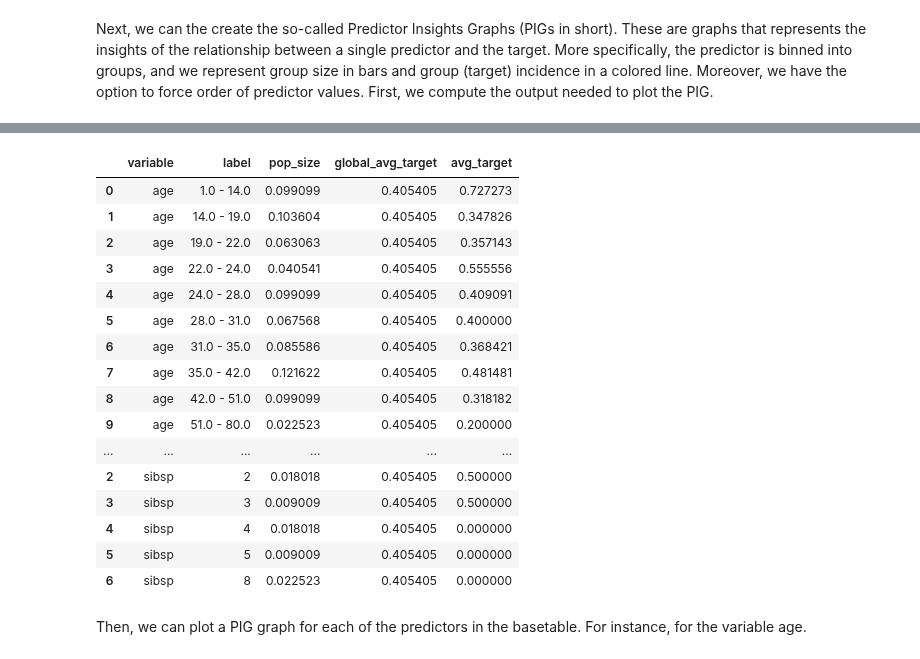
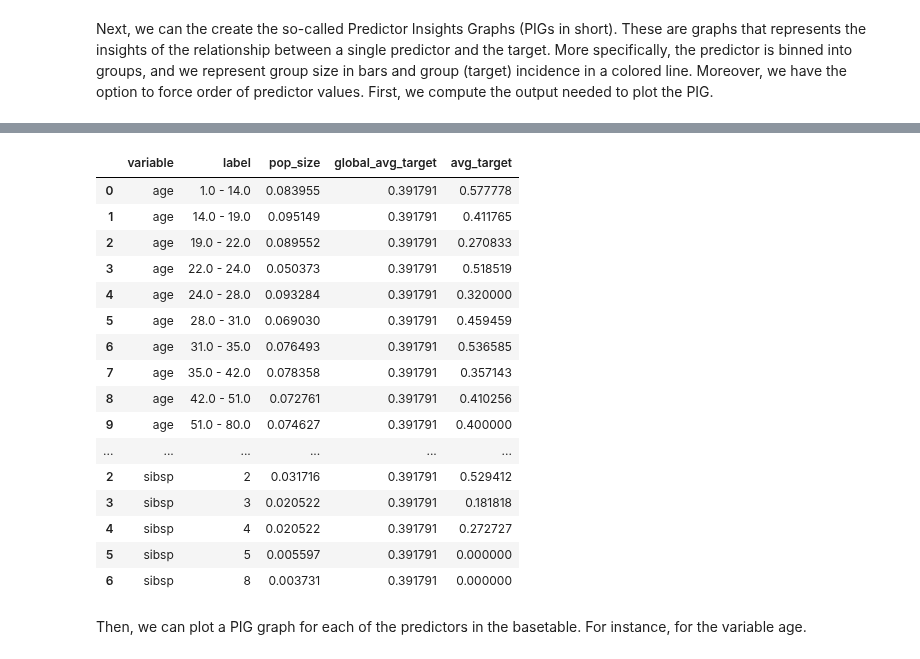
Before and after one commit to PythonPredictions/cobra, a Jupyter notebook: tutorials/tutorial_Cobra_logistic_regression.ipynb, the cells around one changed output, grey strips where cells are left out. Saved outputs shown, nothing was run; the diff lists cells and outputs as text; code cells hidden in the pictures.

```diff
--- a/tutorials/tutorial_Cobra_logistic_regression.ipynb
+++ b/tutorials/tutorial_Cobra_logistic_regression.ipynb
@@ -234,29 +284,29 @@ Next, we can the create the so-called Predictor Insights Graphs (PIGs in short).
 # %%
 predictor_list = [col for col in basetable.columns
                   if col.endswith("_bin") or col.endswith("_processed")]
-pig_tables = generate_pig_tables(basetable[basetable["split"]=="selection"],
+pig_tables = generate_pig_tables(basetable[basetable["split"]=="train"],
                                  id_column_name=id_col,
                                  target_column_name=target_col,
                                  preprocessed_predictors=predictor_list)
 pig_tables
 # %% [output]
 |  | variable | label | pop_size | global_avg_target | avg_target |
-| 0 | age | 1.0 - 14.0 | 0.099099 | 0.405405 | 0.727273 |
-| 1 | age | 14.0 - 19.0 | 0.103604 | 0.405405 | 0.347826 |
-| 2 | age | 19.0 - 22.0 | 0.063063 | 0.405405 | 0.357143 |
-| 3 | age | 22.0 - 24.0 | 0.040541 | 0.405405 | 0.555556 |
-| 4 | age | 24.0 - 28.0 | 0.099099 | 0.405405 | 0.409091 |
-| 5 | age | 28.0 - 31.0 | 0.067568 | 0.405405 | 0.400000 |
-| 6 | age | 31.0 - 35.0 | 0.085586 | 0.405405 | 0.368421 |
-| 7 | age | 35.0 - 42.0 | 0.121622 | 0.405405 | 0.481481 |
-| 8 | age | 42.0 - 51.0 | 0.099099 | 0.405405 | 0.318182 |
-| 9 | age | 51.0 - 80.0 | 0.022523 | 0.405405 | 0.200000 |
+| 0 | age | 1.0 - 14.0 | 0.083955 | 0.391791 | 0.577778 |
+| 1 | age | 14.0 - 19.0 | 0.095149 | 0.391791 | 0.411765 |
+| 2 | age | 19.0 - 22.0 | 0.089552 | 0.391791 | 0.270833 |
+| 3 | age | 22.0 - 24.0 | 0.050373 | 0.391791 | 0.518519 |
+| 4 | age | 24.0 - 28.0 | 0.093284 | 0.391791 | 0.320000 |
+| 5 | age | 28.0 - 31.0 | 0.069030 | 0.391791 | 0.459459 |
+| 6 | age | 31.0 - 35.0 | 0.076493 | 0.391791 | 0.536585 |
+| 7 | age | 35.0 - 42.0 | 0.078358 | 0.391791 | 0.357143 |
+| 8 | age | 42.0 - 51.0 | 0.072761 | 0.391791 | 0.410256 |
+| 9 | age | 51.0 - 80.0 | 0.074627 | 0.391791 | 0.400000 |
 | ... | ... | ... | ... | ... | ... |
-| 2 | sibsp | 2 | 0.018018 | 0.405405 | 0.500000 |
-| 3 | sibsp | 3 | 0.009009 | 0.405405 | 0.500000 |
-| 4 | sibsp | 4 | 0.018018 | 0.405405 | 0.000000 |
-| 5 | sibsp | 5 | 0.009009 | 0.405405 | 0.000000 |
-| 6 | sibsp | 8 | 0.022523 | 0.405405 | 0.000000 |
+| 2 | sibsp | 2 | 0.031716 | 0.391791 | 0.529412 |
+| 3 | sibsp | 3 | 0.020522 | 0.391791 | 0.181818 |
+| 4 | sibsp | 4 | 0.020522 | 0.391791 | 0.272727 |
+| 5 | sibsp | 5 | 0.005597 | 0.391791 | 0.000000 |
+| 6 | sibsp | 8 | 0.003731 | 0.391791 | 0.000000 |
 # %% [markdown]
 Then, we can plot a PIG graph for each of the predictors in the basetable. For instance, for the variable age.
 # %%
```
Also changed, not shown: parts of 22 cells of this notebook, 2 other files.
